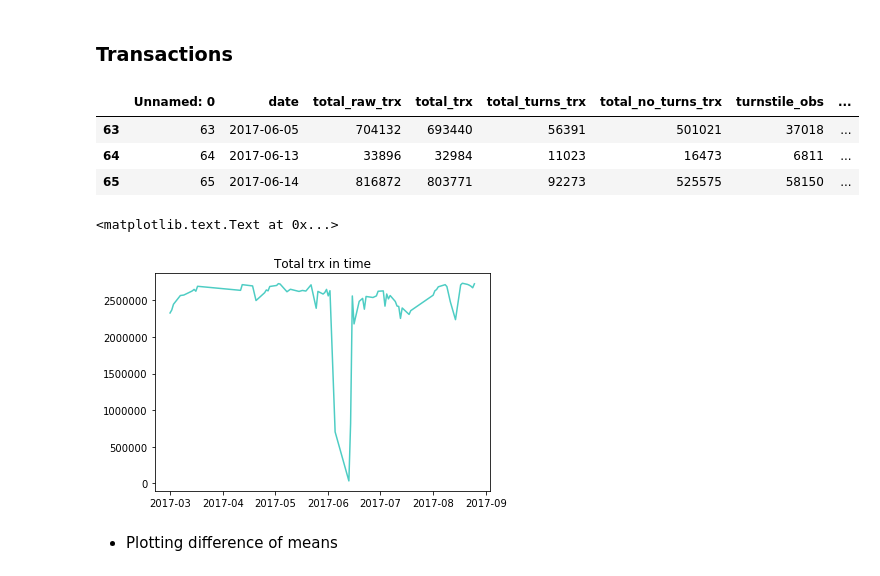
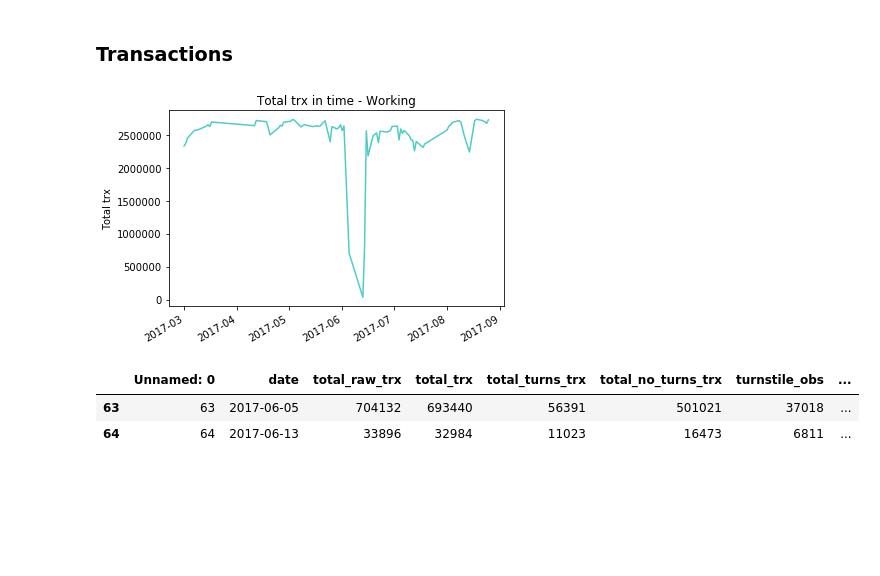
Before and after one commit to leocamus/TSAnalysis, a Jupyter notebook: PlottingTemporalDescriptives.ipynb, the cells around one changed output. Cells and saved outputs as stored; diff of their text form; code cells hidden in the pictures; blank space fills up the shorter version.

```diff
--- a/PlottingTemporalDescriptives.ipynb
+++ b/PlottingTemporalDescriptives.ipynb
@@ -181,21 +204,14 @@ ax_7.set_ylabel('Stds of time intervals [s]')
 # %% [markdown]
 ### Transactions
-# %%
-clean_working_summary[clean_working_summary['total_raw_trx']<1500000]
-# %% [output]
-|  | Unnamed: 0 | date | total_raw_trx | total_trx | total_turns_trx | total_no_turns_trx | turnstile_obs | ... |
-| 63 | 63 | 2017-06-05 | 704132 | 693440 | 56391 | 501021 | 37018 | ... |
-| 64 | 64 | 2017-06-13 | 33896 | 32984 | 11023 | 16473 | 6811 | ... |
-| 65 | 65 | 2017-06-14 | 816872 | 803771 | 92273 | 525575 | 58150 | ... |
 # %%
 fig_8, ax_8 = plt.subplots()
 
-ax_8.plot(clean_working_summary['date'],clean_working_summary['total_raw_trx'], color = colors[1], label='week - total-trx')
+ax_8.plot(clean_working_summary['date'],clean_working_summary['total_raw_trx'], color = colors[1], label='working - total-trx')
 
-fig.autofmt_xdate()
-ax_8.set_title('Total trx in time')
+fig_8.autofmt_xdate()
+ax_8.set_title('Total trx in time - Working')
+ax_8.set_ylabel('Total trx')
 
-#plt.savefig('C:/Users/Tesista/Desktop/Evasion/03_report/02_Figs/7_meansEvolutionInTime.pdf')
+plt.savefig('C:/Users/Tesista/Desktop/Evasion/03_report/02_Figs/7_trxWorkingInTime.pdf')
 # %% [output]
-<matplotlib.text.Text at 0x...>
-[figure, old version]
+[figure, new version]
@@ -230,2 +217,0 @@ plt.savefig('C:/Users/leoca_000/Desktop/Evasion/03_report/02_Figs/7_tmpTrxEvolut
-# %% [markdown]
-* Plotting difference of means
@@ -251,0 +218,6 @@ ax_1.set_ylabel('Mean of time intervals [s]')
+# %%
+clean_working_summary.loc['63':'64']
+# %% [output]
+|  | Unnamed: 0 | date | total_raw_trx | total_trx | total_turns_trx | total_no_turns_trx | turnstile_obs | ... |
+| 63 | 63 | 2017-06-05 | 704132 | 693440 | 56391 | 501021 | 37018 | ... |
+| 64 | 64 | 2017-06-13 | 33896 | 32984 | 11023 | 16473 | 6811 | ... |
```
Also changed, not shown: parts of 27 cells of this notebook, 1 other file.
